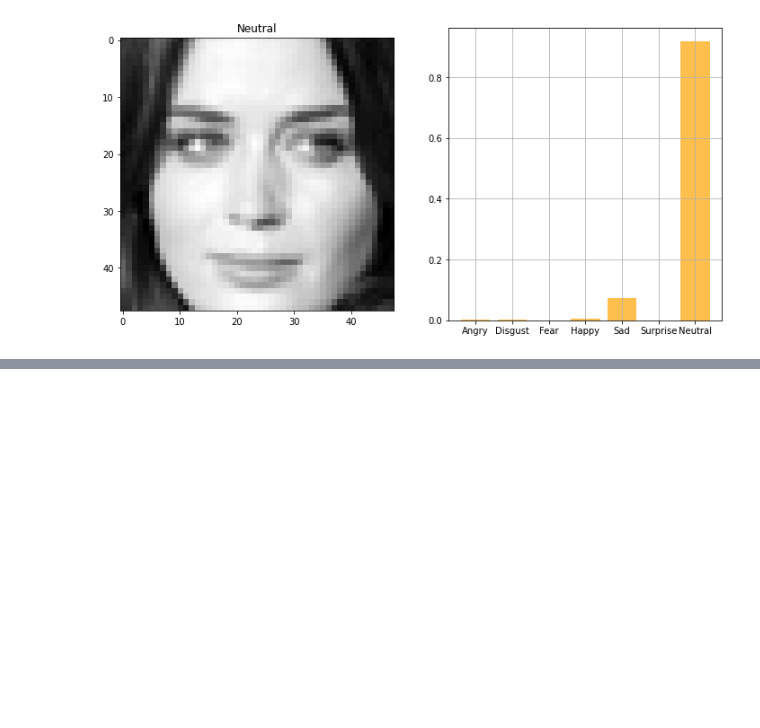
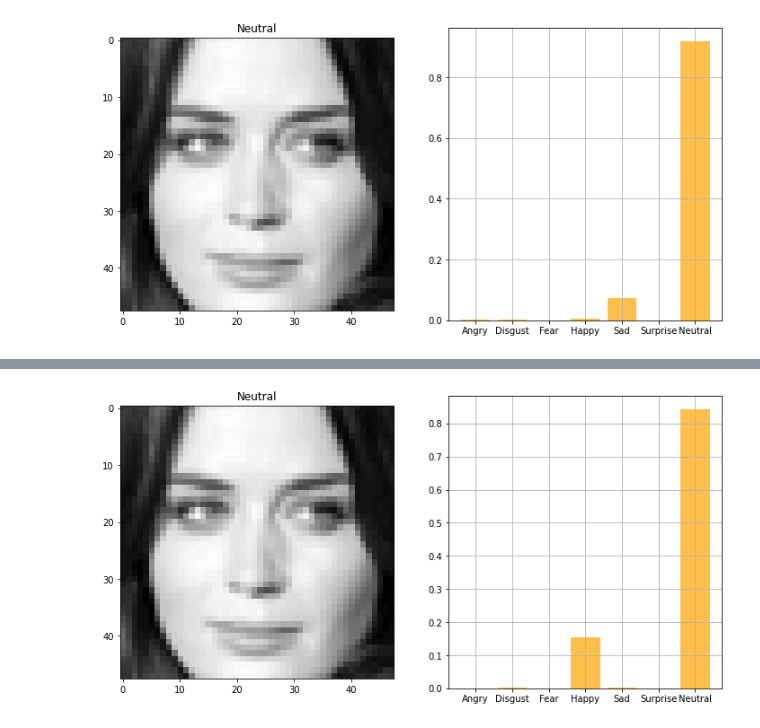
Before and after one commit to rohitrv8922/Face-Emotion-Recognition-Detection, a Jupyter notebook: Face_Emotion_Recognition.ipynb, the cells around one changed output, grey strips where cells are left out. Cells and saved outputs as stored; diff of their text form; code cells hidden in the pictures; blank space fills up the shorter version.

```diff
--- a/Face_Emotion_Recognition.ipynb
+++ b/Face_Emotion_Recognition.ipynb
@@ -660,0 +677,4 @@ plot_image_and_emotion(test_image_array, test_image_label, pred_test_labels1, 11
+# %%
+plot_image_and_emotion(test_image_array, test_image_label, pred_test_labels3, 119)
+# %% [output]
+[figure, added]
```
Also changed, not shown: parts of 5 cells of this notebook.
